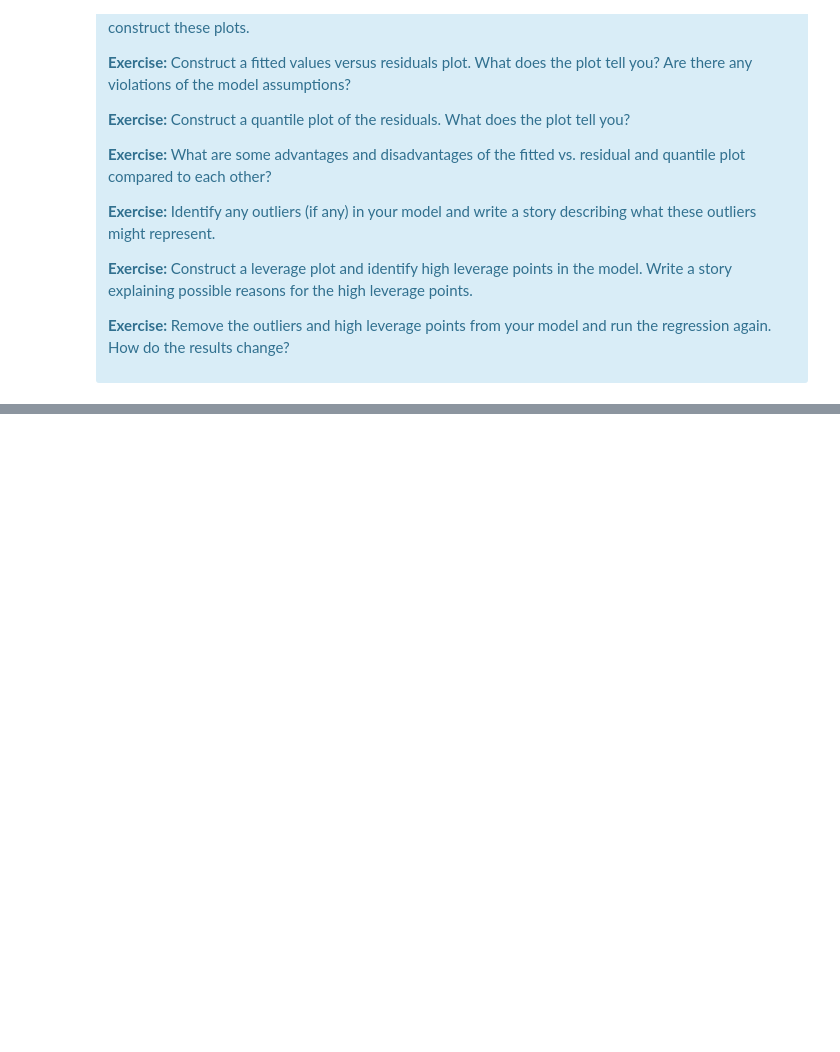
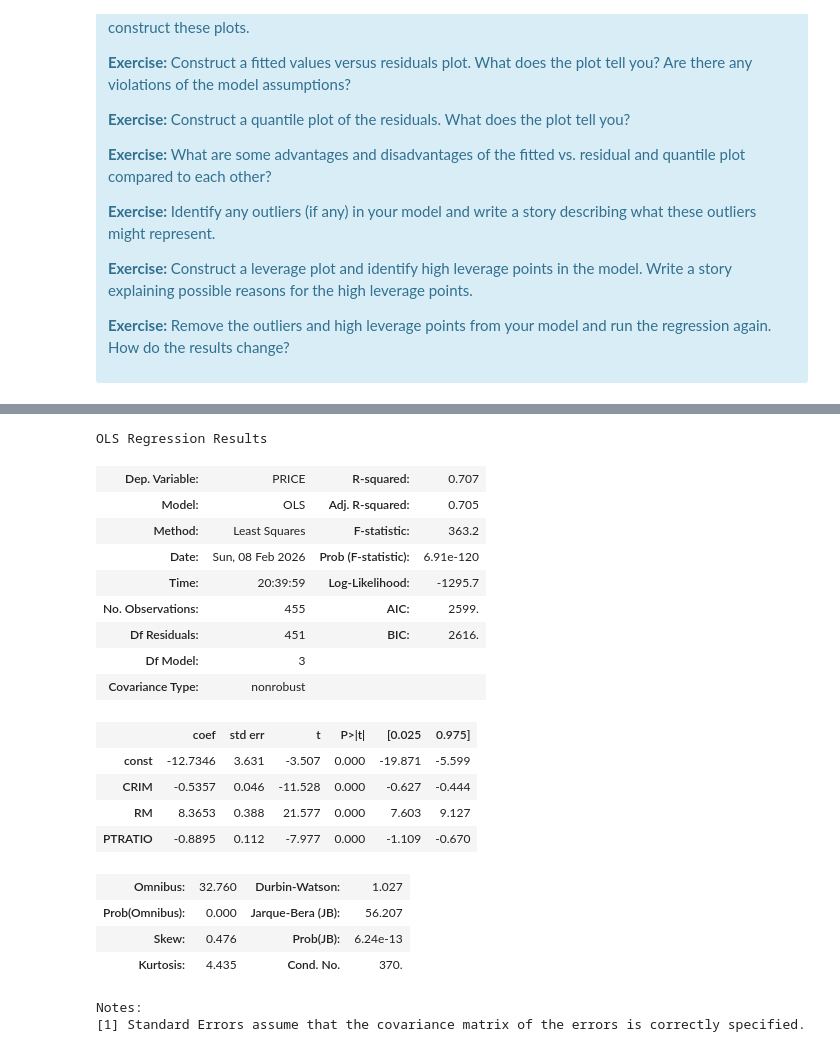
Before and after one commit to MIJUMBO/Boston-Housing---Case-Study-Using-Regression-in-Python, a Jupyter notebook: Mini_Project_Linear_Regression.ipynb, the cells around one changed output, grey strips where cells are left out. Saved outputs shown, nothing was run; the diff lists cells and outputs as text; code cells hidden in the pictures; blank space fills up the shorter version.

Commit message:
Update linear regression notebook

```diff
--- a/Mini_Project_Linear_Regression.ipynb
+++ b/Mini_Project_Linear_Regression.ipynb
@@ -1003,0 +1098,6 @@ There are some other issues that are important investigate with linear regressio
+# %%
+# High Leverage
+p = X.shape[1]
+n = X.shape[0]
+high_leverage = np.where(leverage > 2*(p+1)/n)[0]
+high_leverage
@@ -1003,0 +1112,35 @@ There are some other issues that are important investigate with linear regressio
+# %%
+# Combine indices to remove
+remove_idx = np.union1d(outliers, high_leverage)
+
+# Reduced dataset
+bos_clean = bos.drop(index=remove_idx)
+
+# Refit model
+X_clean = sm.add_constant(bos_clean[["CRIM", "RM", "PTRATIO"]])
+y_clean = bos_clean["PRICE"]
+
+model_clean = sm.OLS(y_clean, X_clean).fit()
+model_clean.summary()
+# %% [output]
+OLS Regression Results
+| Dep. Variable: | PRICE | R-squared: | 0.707 |
+| Model: | OLS | Adj. R-squared: | 0.705 |
+| Method: | Least Squares | F-statistic: | 363.2 |
+| Date: | Sun, 08 Feb 2026 | Prob (F-statistic): | 6.91e-120 |
+| Time: | 20:39:59 | Log-Likelihood: | -1295.7 |
+| No. Observations: | 455 | AIC: | 2599. |
+| Df Residuals: | 451 | BIC: | 2616. |
+| Df Model: | 3 |  |  |
+| Covariance Type: | nonrobust |  |  |
+|  | coef | std err | t | P>|t| | [0.025 | 0.975] |
+| const | -12.7346 | 3.631 | -3.507 | 0.000 | -19.871 | -5.599 |
+| CRIM | -0.5357 | 0.046 | -11.528 | 0.000 | -0.627 | -0.444 |
+| RM | 8.3653 | 0.388 | 21.577 | 0.000 | 7.603 | 9.127 |
+| PTRATIO | -0.8895 | 0.112 | -7.977 | 0.000 | -1.109 | -0.670 |
+| Omnibus: | 32.760 | Durbin-Watson: | 1.027 |
+| Prob(Omnibus): | 0.000 | Jarque-Bera (JB): | 56.207 |
+| Skew: | 0.476 | Prob(JB): | 6.24e-13 |
+| Kurtosis: | 4.435 | Cond. No. | 370. |
+Notes:
+[1] Standard Errors assume that the covariance matrix of the errors is correctly specified.
```
Also changed, not shown: parts of 12 cells of this notebook.
